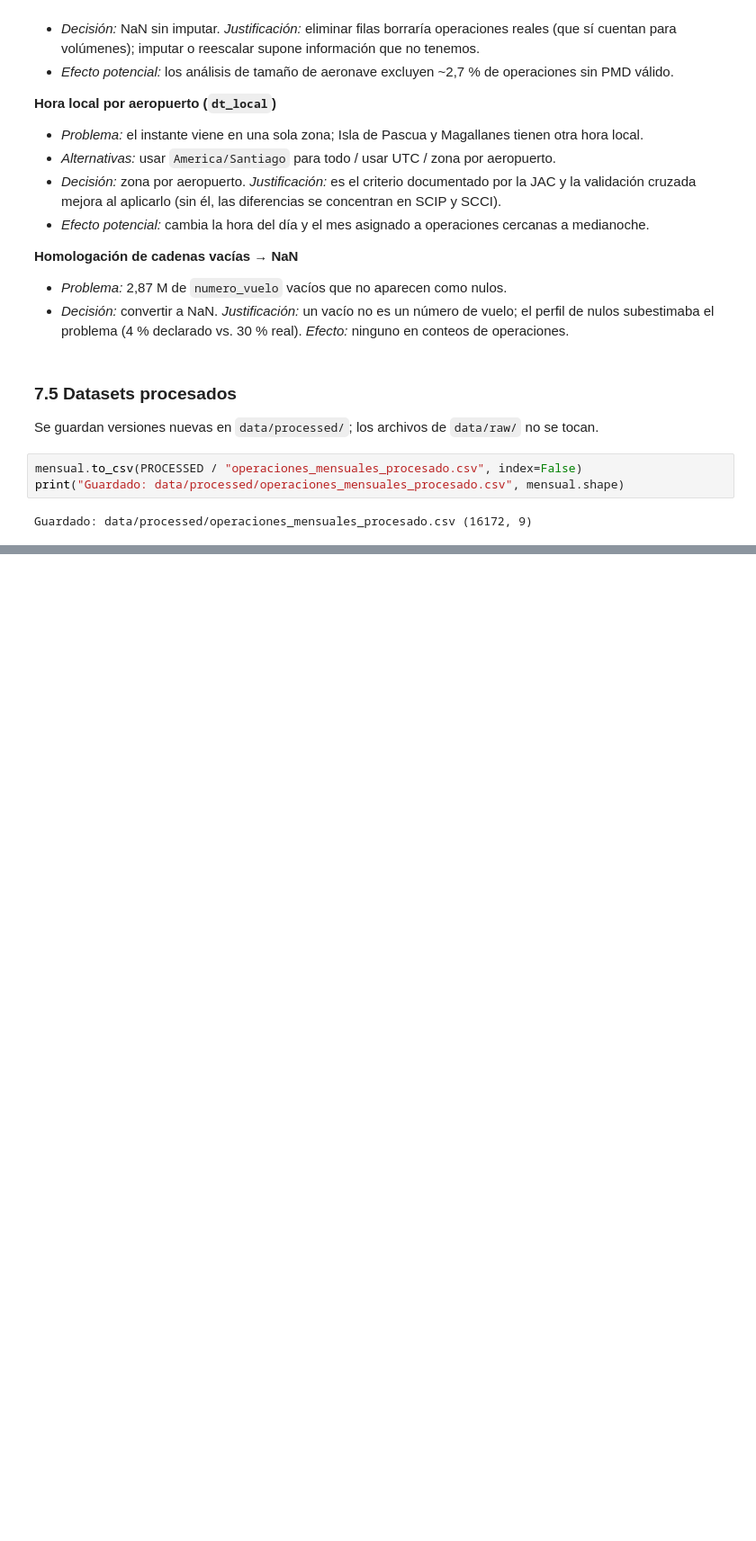
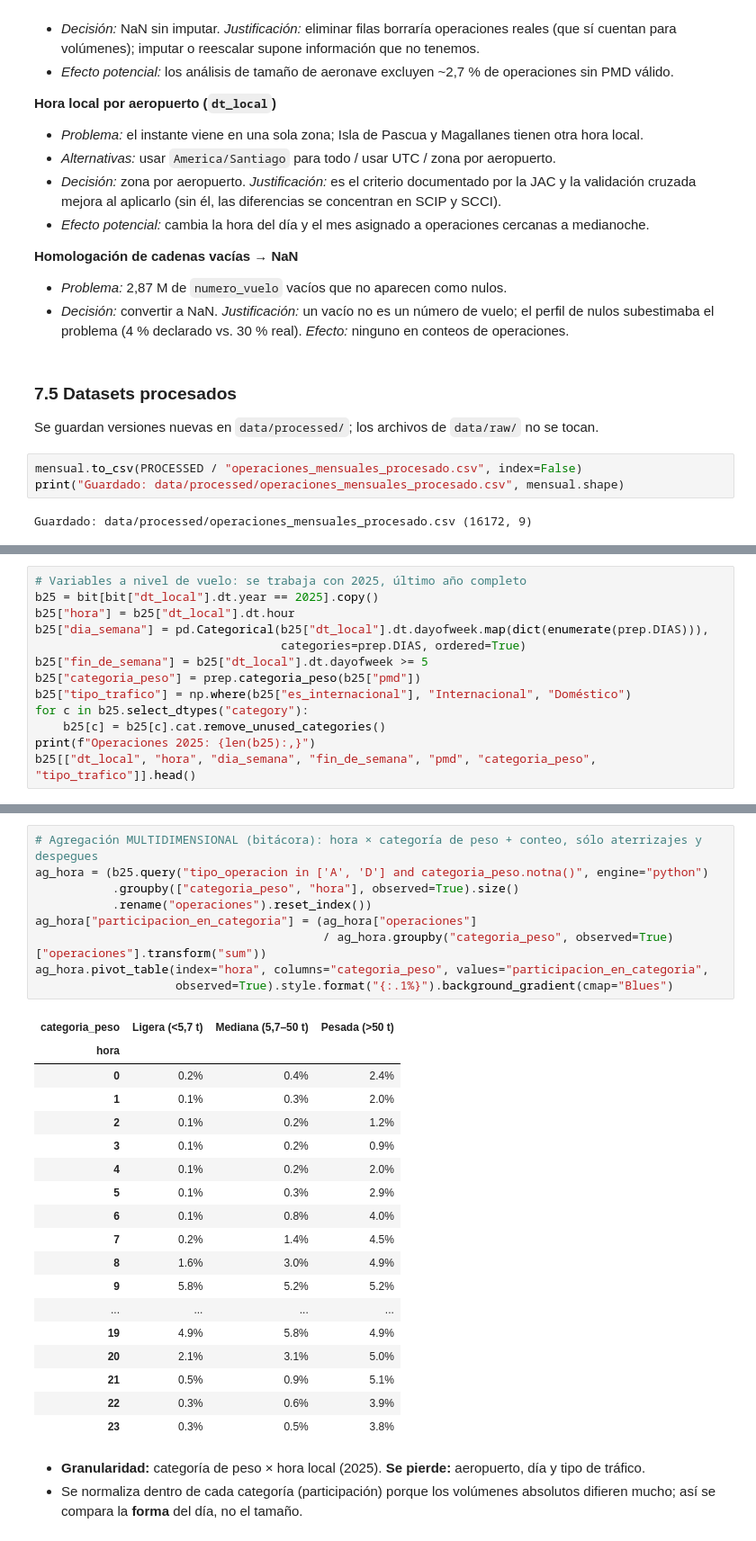
Before and after one commit to Felipepino1/visualizacion-transporte-zapata-urbina, a Jupyter notebook: notebooks/evaluacion02.ipynb, the cells around one changed output, grey strips where cells are left out. Shown at 90% size. Drawn from its saved outputs; the diff is of its cells as text; blank space fills up the shorter version.

```diff
--- a/notebooks/evaluacion02.ipynb
+++ b/notebooks/evaluacion02.ipynb
@@ -717,0 +729,13 @@ Guardado: data/processed/operaciones_mensuales_procesado.csv (16172, 9)
+# %%
+# Variables a nivel de vuelo: se trabaja con 2025, último año completo
+b25 = bit[bit["dt_local"].dt.year == 2025].copy()
+b25["hora"] = b25["dt_local"].dt.hour
+b25["dia_semana"] = pd.Categorical(b25["dt_local"].dt.dayofweek.map(dict(enumerate(prep.DIAS))),
+                                   categories=prep.DIAS, ordered=True)
+b25["fin_de_semana"] = b25["dt_local"].dt.dayofweek >= 5
+b25["categoria_peso"] = prep.categoria_peso(b25["pmd"])
+b25["tipo_trafico"] = np.where(b25["es_internacional"], "Internacional", "Doméstico")
+for c in b25.select_dtypes("category"):
+    b25[c] = b25[c].cat.remove_unused_categories()
+print(f"Operaciones 2025: {len(b25):,}")
+b25[["dt_local", "hora", "dia_semana", "fin_de_semana", "pmd", "categoria_peso", "tipo_trafico"]].head()
@@ -717,0 +857,32 @@ Guardado: data/processed/operaciones_mensuales_procesado.csv (16172, 9)
+# %%
+# Agregación MULTIDIMENSIONAL (bitácora): hora × categoría de peso + conteo, sólo aterrizajes y despegues
+ag_hora = (b25.query("tipo_operacion in ['A', 'D'] and categoria_peso.notna()", engine="python")
+           .groupby(["categoria_peso", "hora"], observed=True).size()
+           .rename("operaciones").reset_index())
+ag_hora["participacion_en_categoria"] = (ag_hora["operaciones"]
+                                         / ag_hora.groupby("categoria_peso", observed=True)["operaciones"].transform("sum"))
+ag_hora.pivot_table(index="hora", columns="categoria_peso", values="participacion_en_categoria",
+                    observed=True).style.format("{:.1%}").background_gradient(cmap="Blues")
+# %% [output]
+| categoria_peso | Ligera (<5,7 t) | Mediana (5,7–50 t) | Pesada (>50 t) |
+| hora |  |  |  |
+| 0 | 0.2% | 0.4% | 2.4% |
+| 1 | 0.1% | 0.3% | 2.0% |
+| 2 | 0.1% | 0.2% | 1.2% |
+| 3 | 0.1% | 0.2% | 0.9% |
+| 4 | 0.1% | 0.2% | 2.0% |
+| 5 | 0.1% | 0.3% | 2.9% |
+| 6 | 0.1% | 0.8% | 4.0% |
+| 7 | 0.2% | 1.4% | 4.5% |
+| 8 | 1.6% | 3.0% | 4.9% |
+| 9 | 5.8% | 5.2% | 5.2% |
+| ... | ... | ... | ... |
+| 19 | 4.9% | 5.8% | 4.9% |
+| 20 | 2.1% | 3.1% | 5.0% |
+| 21 | 0.5% | 0.9% | 5.1% |
+| 22 | 0.3% | 0.6% | 3.9% |
+| 23 | 0.3% | 0.5% | 3.8% |
+# %% [markdown]
+* **Granularidad:** categoría de peso × hora local (2025). **Se pierde:** aeropuerto, día y tipo de tráfico.
+* Se normaliza dentro de cada categoría (participación) porque los volúmenes absolutos difieren mucho;
+  así se compara la **forma** del día, no el tamaño.
```
Also changed, not shown: parts of 12 cells of this notebook, 2 other files.
